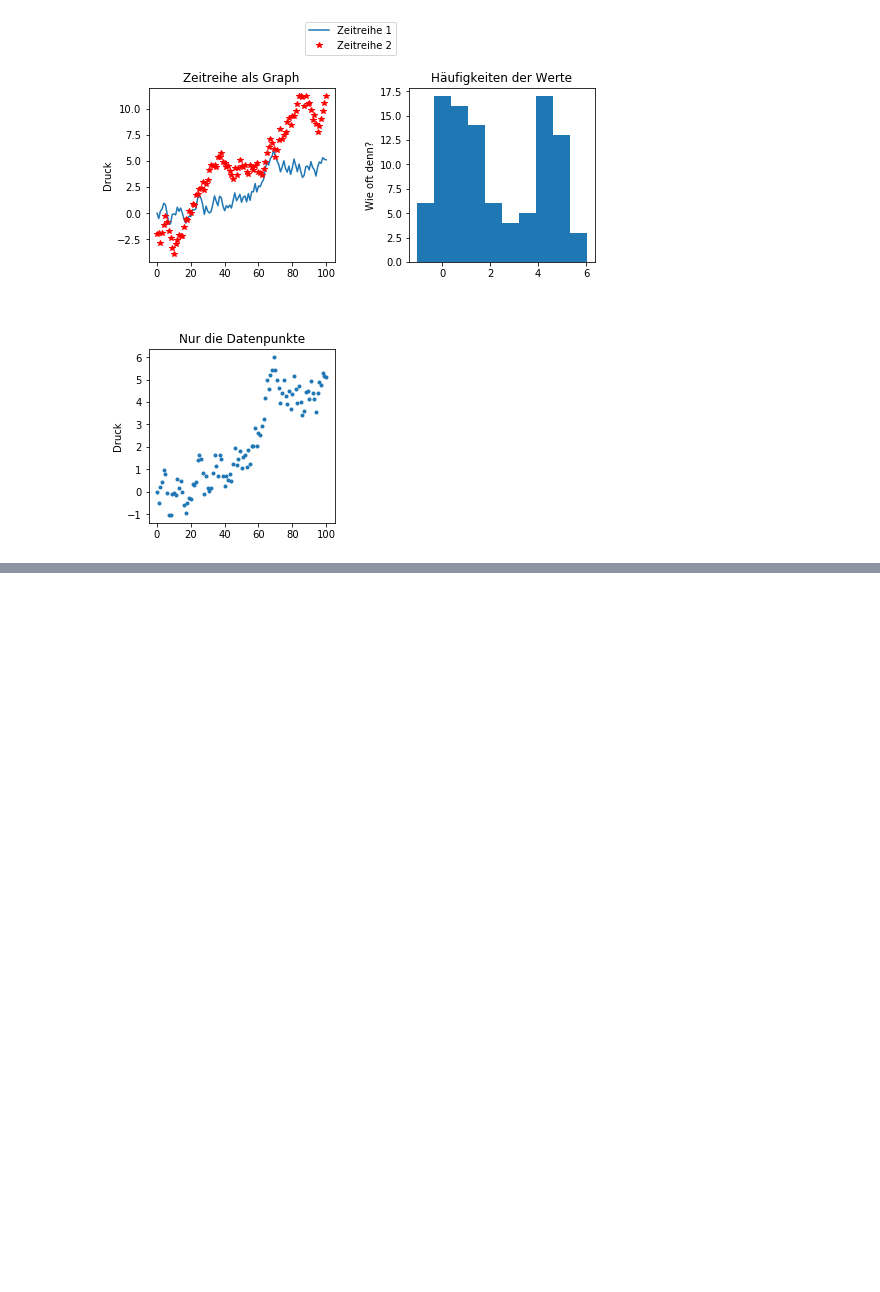
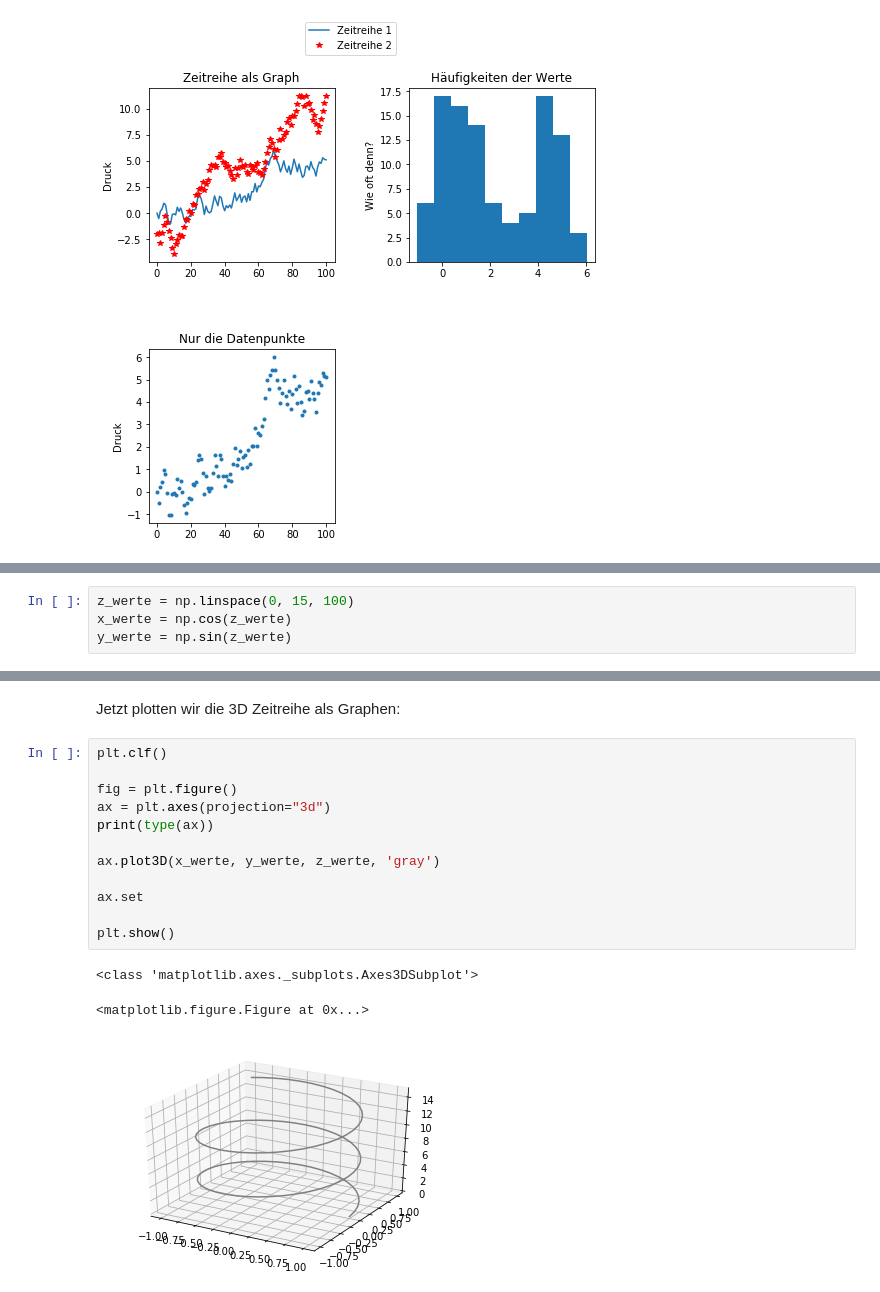
Before and after one commit to juebrauer/course_introduction_to_python, a Jupyter notebook: 07_matplotlib_grundlagen/matplotlib_grundlagen.ipynb, the cells around one changed output, grey strips where cells are left out. Drawn from its saved outputs; the diff is of its cells as text; blank space fills up the shorter version.

```diff
--- a/07_matplotlib_grundlagen/matplotlib_grundlagen.ipynb
+++ b/07_matplotlib_grundlagen/matplotlib_grundlagen.ipynb
@@ -831,0 +866,4 @@ plt.show()
+# %%
+z_werte = np.linspace(0, 15, 100)
+x_werte = np.cos(z_werte)
+y_werte = np.sin(z_werte)
@@ -831,0 +885,18 @@ plt.show()
+# %% [markdown]
+Jetzt plotten wir die 3D Zeitreihe als Graphen:
+# %%
+plt.clf()
+
+fig = plt.figure()
+ax = plt.axes(projection="3d")
+print(type(ax))
+
+ax.plot3D(x_werte, y_werte, z_werte, 'gray')
+
+ax.set
+
+plt.show()
+# %% [output]
+<class 'matplotlib.axes._subplots.Axes3DSubplot'>
+<matplotlib.figure.Figure at 0x...>
+[figure, added]
```
Also changed, not shown: parts of 22 cells of this notebook.
